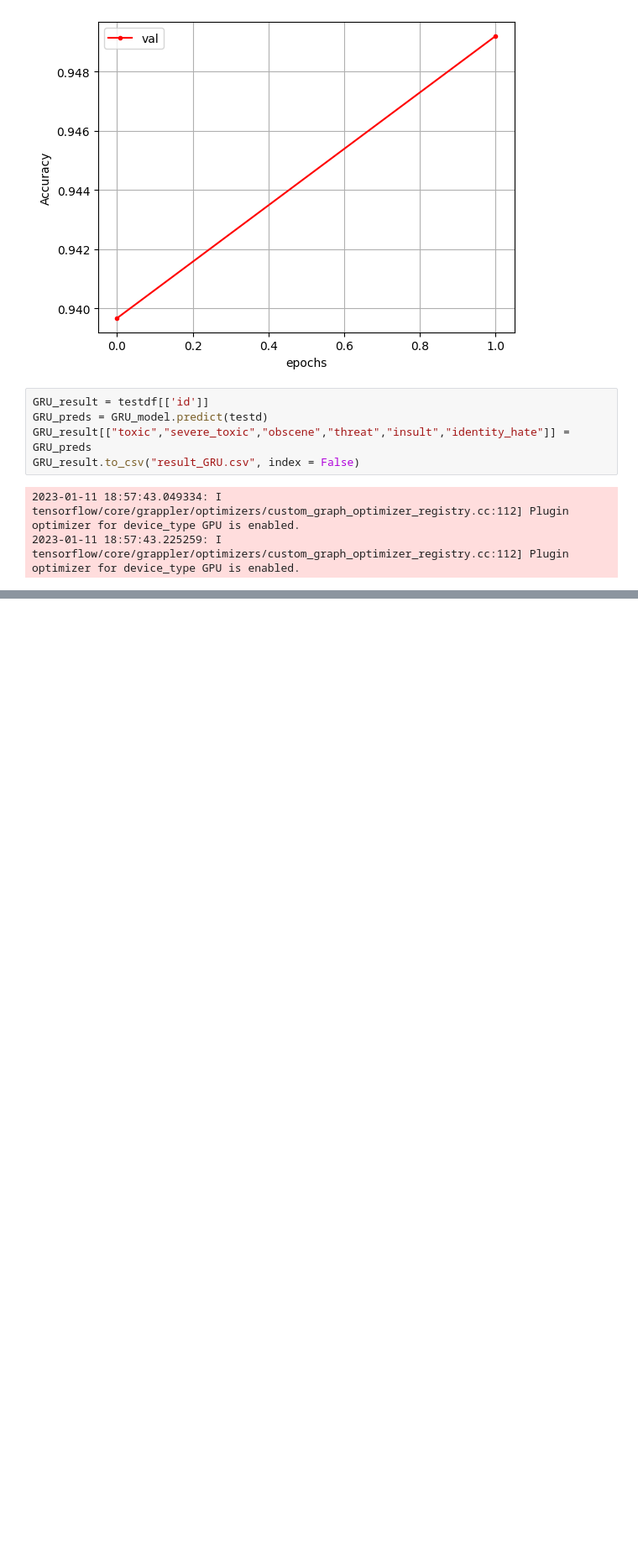
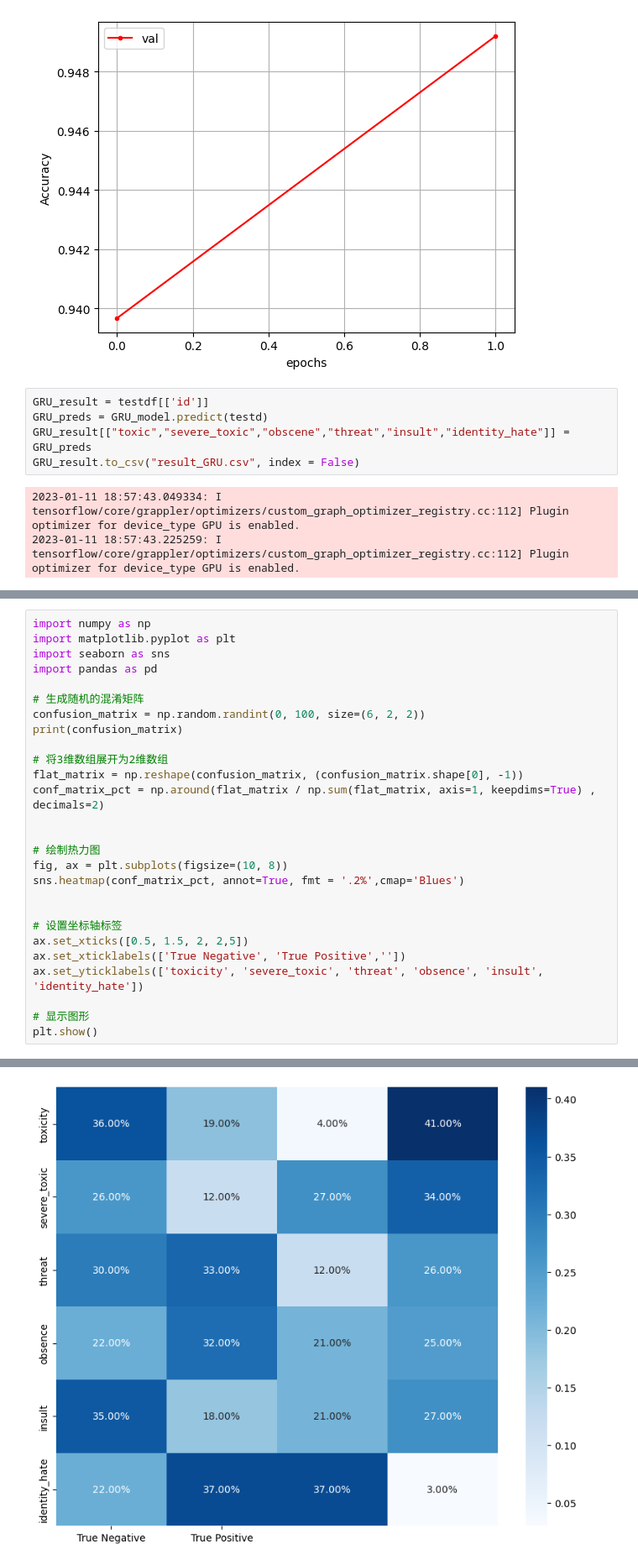
Before and after one commit to Ivvvvvvvy/OBU_Project, a Jupyter notebook: Project_Code/comment_classificatioin_test.ipynb, the cells around one changed output, grey strips where cells are left out. Shown at 84% size. Cells and saved outputs as stored; diff of their text form; blank space fills up the shorter version.

```diff
--- a/Project_Code/comment_classificatioin_test.ipynb
+++ b/Project_Code/comment_classificatioin_test.ipynb
@@ -342,0 +347,28 @@ LSTM_result
+# %%
+import numpy as np
+import matplotlib.pyplot as plt
+import seaborn as sns
+import pandas as pd
+
+# 生成随机的混淆矩阵
+confusion_matrix = np.random.randint(0, 100, size=(6, 2, 2))
+print(confusion_matrix)
+
+# 将3维数组展开为2维数组
+flat_matrix = np.reshape(confusion_matrix, (confusion_matrix.shape[0], -1))
+conf_matrix_pct = np.around(flat_matrix / np.sum(flat_matrix, axis=1, keepdims=True) , decimals=2)
+
+
+# 绘制热力图
+fig, ax = plt.subplots(figsize=(10, 8))
+sns.heatmap(conf_matrix_pct, annot=True, fmt = '.2%',cmap='Blues')
+
+
+# 设置坐标轴标签
+ax.set_xticks([0.5, 1.5, 2, 2,5])
+ax.set_xticklabels(['True Negative', 'True Positive',''])
+ax.set_yticklabels(['toxicity', 'severe_toxic', 'threat', 'obsence', 'insult', 'identity_hate'])
+
+# 显示图形
+plt.show()
+# %% [output]
@@ -342,0 +392 @@ LSTM_result
+[figure, added]
```
Also changed, not shown: parts of 5 cells of this notebook, 51 other files.
